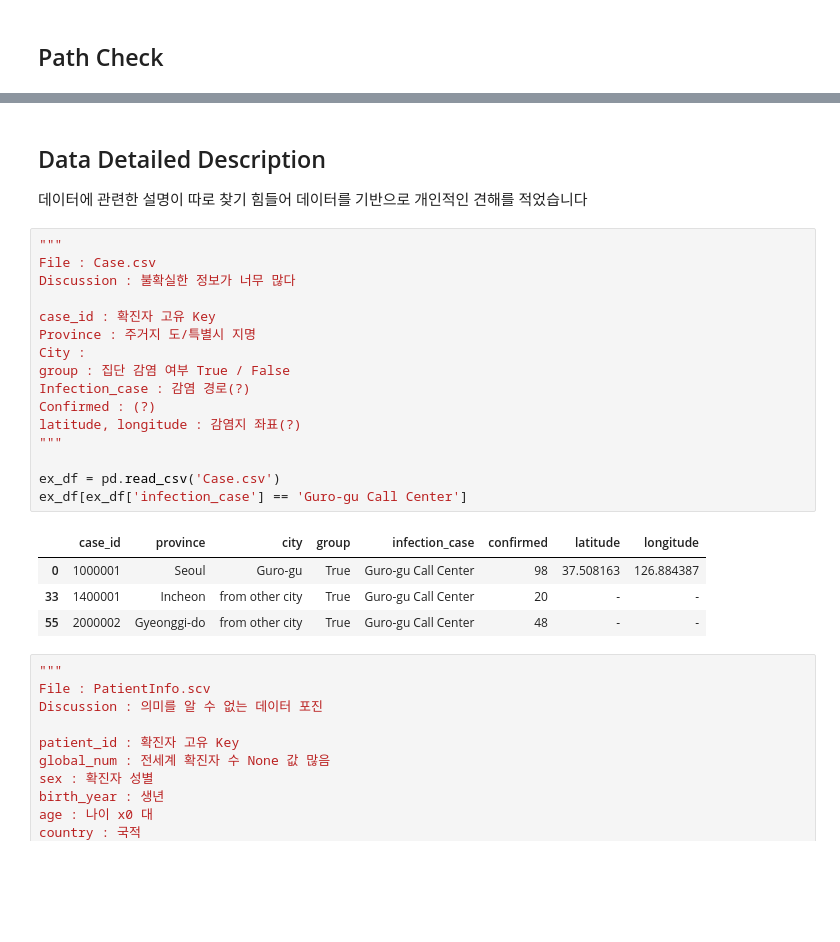
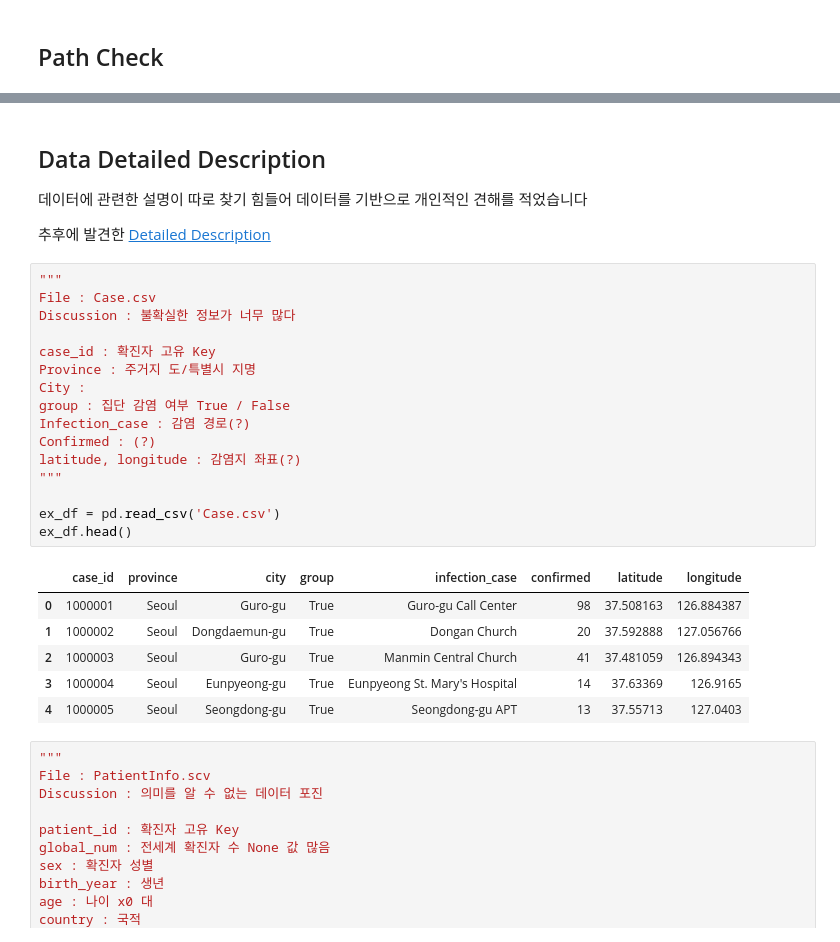
Before and after one commit to saitros/continuous_commit, a Jupyter notebook: Python/Visualization/Kor_COVID_19_Visualize.ipynb, the cells around one changed output, grey strips where cells are left out. Drawn from its saved outputs; the diff is of its cells as text; blank space fills up the shorter version.

```diff
--- a/Python/Visualization/Kor_COVID_19_Visualize.ipynb
+++ b/Python/Visualization/Kor_COVID_19_Visualize.ipynb
@@ -53,27 +52,31 @@ Mounted at /content/drive
 ## Data Detailed Description
 
 데이터에 관련한 설명이 따로 찾기 힘들어 데이터를 기반으로 개인적인 견해를 적었습니다
+
+추후에 발견한 [Detailed Description](https://www.kaggle.com/kimjihoo/ds4c-what-is-this-dataset-detailed-description)
 # %%
 """
 File : Case.csv
 Discussion : 불확실한 정보가 너무 많다
 
 case_id : 확진자 고유 Key
 Province : 주거지 도/특별시 지명
 City :
 group : 집단 감염 여부 True / False
 Infection_case : 감염 경로(?)
 Confirmed : (?)
 latitude, longitude : 감염지 좌표(?)
 """
 
 ex_df = pd.read_csv('Case.csv')
-ex_df[ex_df['infection_case'] == 'Guro-gu Call Center']
+ex_df.head()
 # %% [output]
 |  | case_id | province | city | group | infection_case | confirmed | latitude | longitude |
 | 0 | 1000001 | Seoul | Guro-gu | True | Guro-gu Call Center | 98 | 37.508163 | 126.884387 |
-| 33 | 1400001 | Incheon | from other city | True | Guro-gu Call Center | 20 | - | - |
-| 55 | 2000002 | Gyeonggi-do | from other city | True | Guro-gu Call Center | 48 | - | - |
+| 1 | 1000002 | Seoul | Dongdaemun-gu | True | Dongan Church | 20 | 37.592888 | 127.056766 |
+| 2 | 1000003 | Seoul | Guro-gu | True | Manmin Central Church | 41 | 37.481059 | 126.894343 |
+| 3 | 1000004 | Seoul | Eunpyeong-gu | True | Eunpyeong St. Mary's Hospital | 14 | 37.63369 | 126.9165 |
+| 4 | 1000005 | Seoul | Seongdong-gu | True | Seongdong-gu APT | 13 | 37.55713 | 127.0403 |
 # %%
 """
 File : PatientInfo.scv
```
Also changed, not shown: parts of 20 cells of this notebook.
